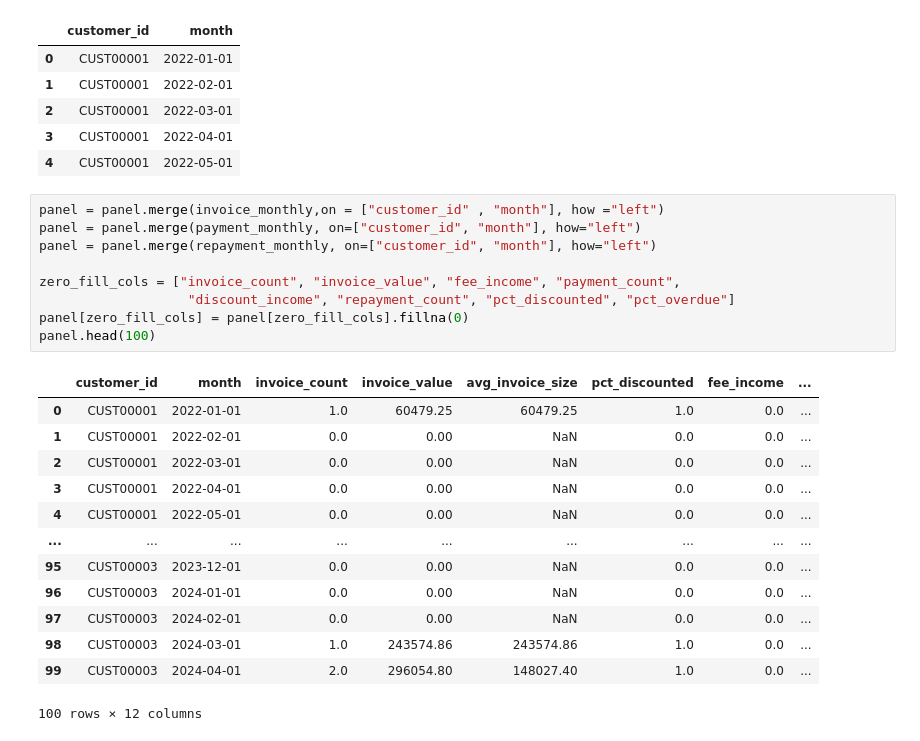
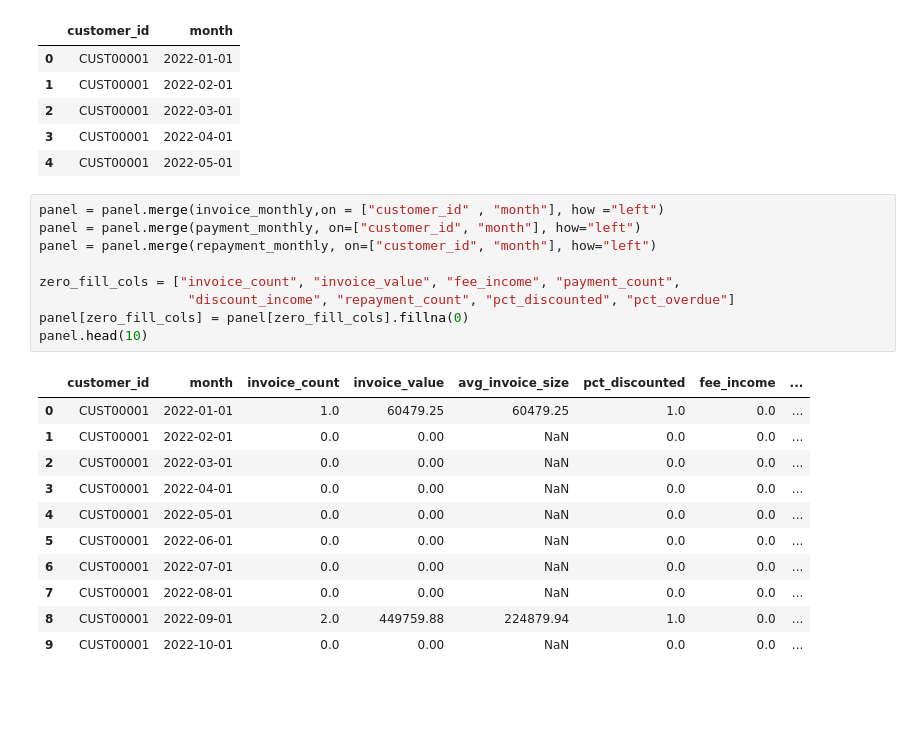
Before and after one commit to Bibhuti-MLAI/Time-Series-Forcasting, a Jupyter notebook: Revenue_Forcasting.ipynb, the cells around one changed output. Drawn from its saved outputs; the diff is of its cells as text; blank space fills up the shorter version.

```diff
--- a/Revenue_Forcasting.ipynb
+++ b/Revenue_Forcasting.ipynb
@@ -396,23 +396,21 @@ panel.head()
 # %%
 panel = panel.merge(invoice_monthly,on = ["customer_id" , "month"], how ="left")
 panel = panel.merge(payment_monthly, on=["customer_id", "month"], how="left")
 panel = panel.merge(repayment_monthly, on=["customer_id", "month"], how="left")
 
 zero_fill_cols = ["invoice_count", "invoice_value", "fee_income", "payment_count",
                    "discount_income", "repayment_count", "pct_discounted", "pct_overdue"]
 panel[zero_fill_cols] = panel[zero_fill_cols].fillna(0)
-panel.head(100)
+panel.head(10)
 # %% [output]
 |  | customer_id | month | invoice_count | invoice_value | avg_invoice_size | pct_discounted | fee_income | ... |
 | 0 | CUST00001 | 2022-01-01 | 1.0 | 60479.25 | 60479.25 | 1.0 | 0.0 | ... |
 | 1 | CUST00001 | 2022-02-01 | 0.0 | 0.00 | NaN | 0.0 | 0.0 | ... |
 | 2 | CUST00001 | 2022-03-01 | 0.0 | 0.00 | NaN | 0.0 | 0.0 | ... |
 | 3 | CUST00001 | 2022-04-01 | 0.0 | 0.00 | NaN | 0.0 | 0.0 | ... |
 | 4 | CUST00001 | 2022-05-01 | 0.0 | 0.00 | NaN | 0.0 | 0.0 | ... |
-| ... | ... | ... | ... | ... | ... | ... | ... | ... |
-| 95 | CUST00003 | 2023-12-01 | 0.0 | 0.00 | NaN | 0.0 | 0.0 | ... |
-| 96 | CUST00003 | 2024-01-01 | 0.0 | 0.00 | NaN | 0.0 | 0.0 | ... |
-| 97 | CUST00003 | 2024-02-01 | 0.0 | 0.00 | NaN | 0.0 | 0.0 | ... |
-| 98 | CUST00003 | 2024-03-01 | 1.0 | 243574.86 | 243574.86 | 1.0 | 0.0 | ... |
-| 99 | CUST00003 | 2024-04-01 | 2.0 | 296054.80 | 148027.40 | 1.0 | 0.0 | ... |
+| 5 | CUST00001 | 2022-06-01 | 0.0 | 0.00 | NaN | 0.0 | 0.0 | ... |
+| 6 | CUST00001 | 2022-07-01 | 0.0 | 0.00 | NaN | 0.0 | 0.0 | ... |
+| 7 | CUST00001 | 2022-08-01 | 0.0 | 0.00 | NaN | 0.0 | 0.0 | ... |
+| 8 | CUST00001 | 2022-09-01 | 2.0 | 449759.88 | 224879.94 | 1.0 | 0.0 | ... |
+| 9 | CUST00001 | 2022-10-01 | 0.0 | 0.00 | NaN | 0.0 | 0.0 | ... |
-100 rows × 12 columns
```
Also changed, not shown: parts of 6 cells of this notebook.
